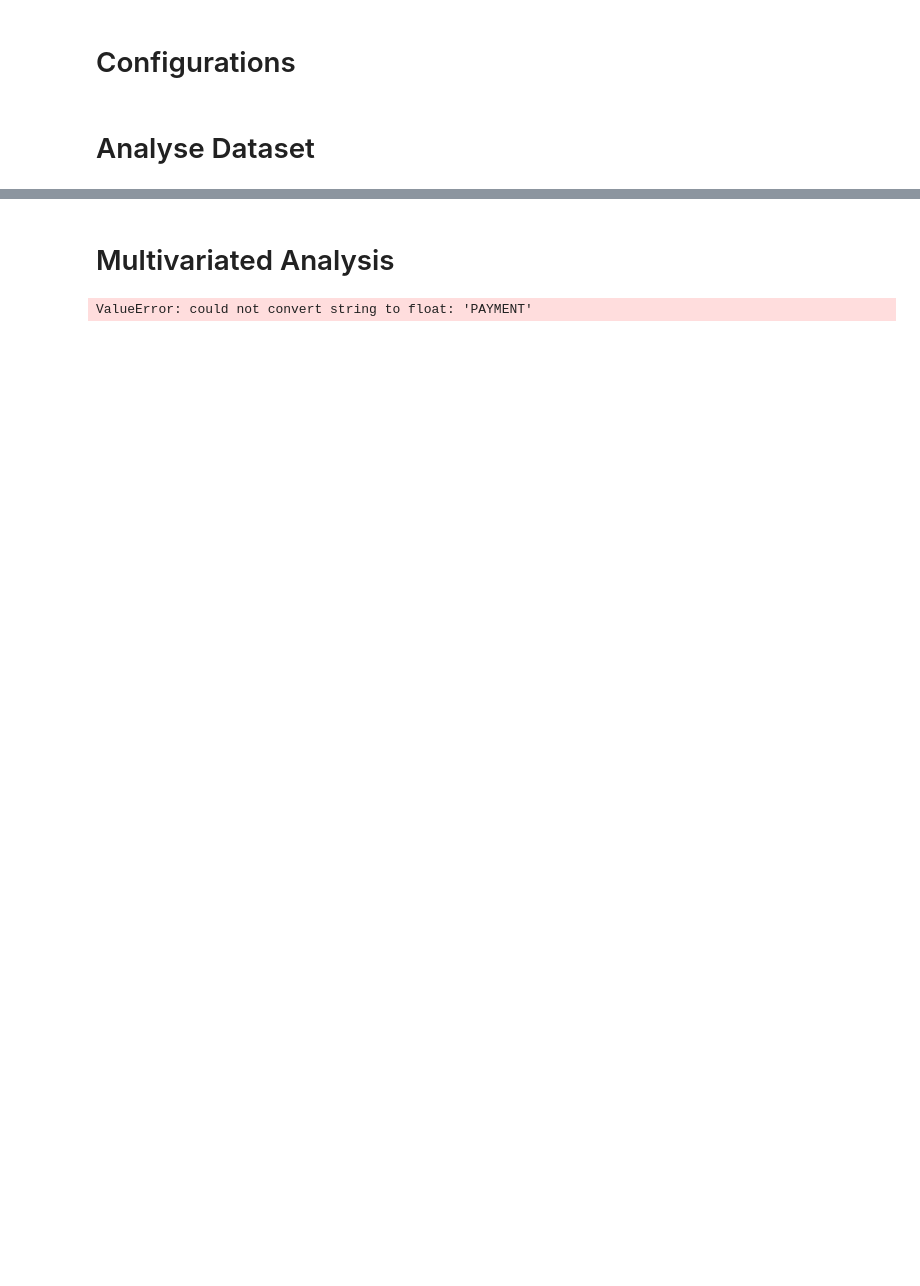
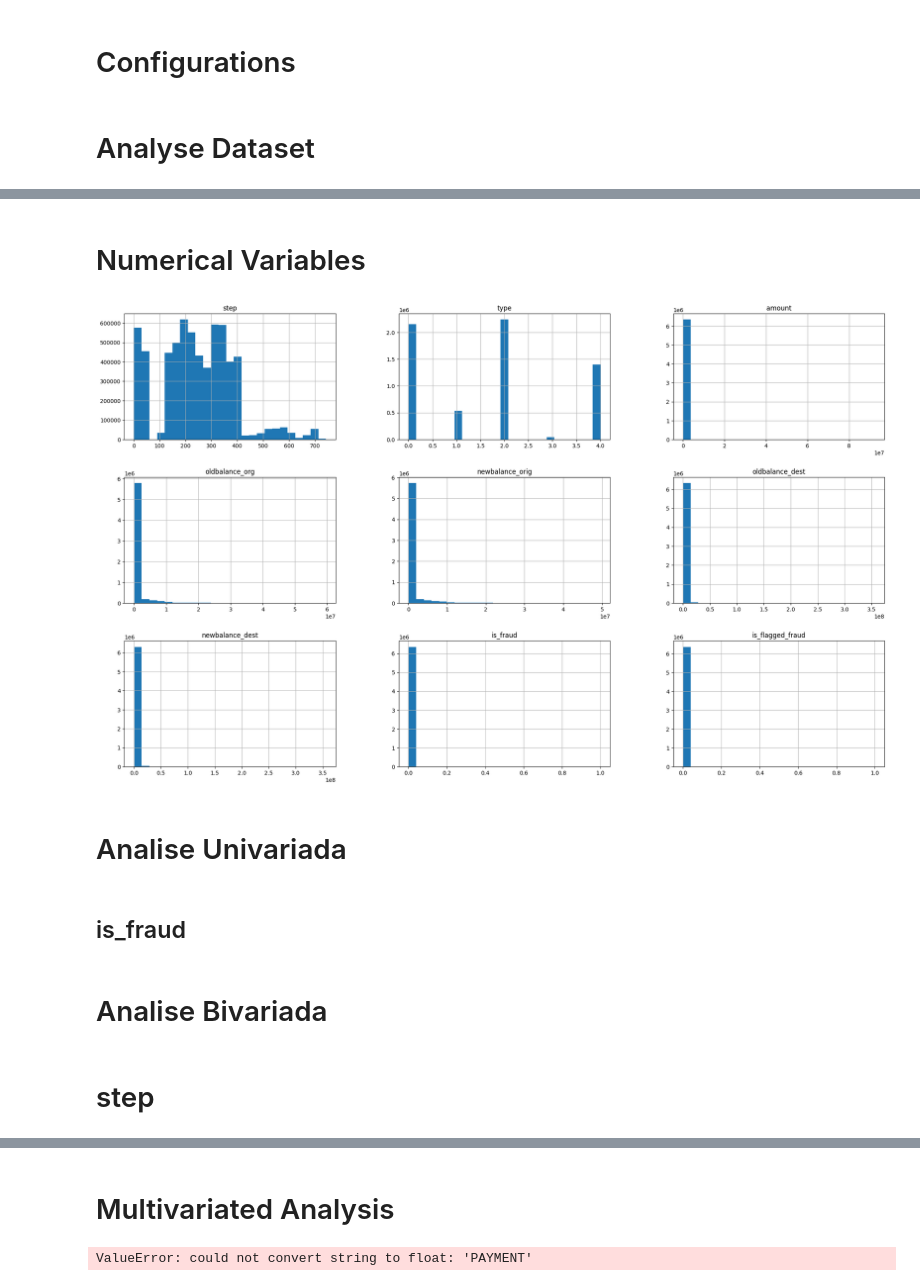
Before and after one commit to ylmoura/fraud_detection, a Jupyter notebook: notebooks/2.0_eda.ipynb, the cells around one changed output, grey strips where cells are left out. Drawn from its saved outputs; the diff is of its cells as text; code cells hidden in the pictures; blank space fills up the shorter version.

```diff
--- a/notebooks/2.0_eda.ipynb
+++ b/notebooks/2.0_eda.ipynb
@@ -35,13 +36,7 @@ import warnings
 
 import warnings
 warnings.filterwarnings( 'ignore' )
+# %%
+data_raw = pd.read_csv('../data/processed/data_processed.csv')
 # %%
-
-data = pd.read_csv('../data/processed/data_processed.csv')
-
-# Divida os recursos (X) e a variável alvo (y)
-X = data.drop("isFraud", axis=1)
-y = data["isFraud"]
-
-
-X_train, X_test, y_train, y_test = train_test_split(X, y, test_size=0.2, stratify=y, random_state=42)
+data = data_raw.copy()
@@ -97,0 +88,3 @@ plt.tight_layout()
+# %%
+map_type = {'PAYMENT': 0,'TRANSFER':1,'CASH_OUT': 2,'DEBIT': 3,'CASH_IN': 4}
+data['type'] = data['type'].map(map_type)
@@ -97,0 +229,3 @@ plt.tight_layout()
+# %%
+num_attributes = data.select_dtypes(include=['int64', 'float64'])
+cat_attributes = data.select_dtypes(exclude=['int64', 'float64', 'datetime64[ns]'])
@@ -97,0 +264,14 @@ plt.tight_layout()
+# %% [markdown]
+# Numerical Variables
+# %%
+num_attributes.hist(bins=25, figsize=(25,15));
+# %% [output]
+[figure, added]
+# %% [markdown]
+# Analise Univariada
+# %% [markdown]
+## is_fraud
+# %% [markdown]
+# Analise Bivariada
+# %% [markdown]
+# step
```
Also changed, not shown: parts of 36 cells of this notebook, 4 other files.
